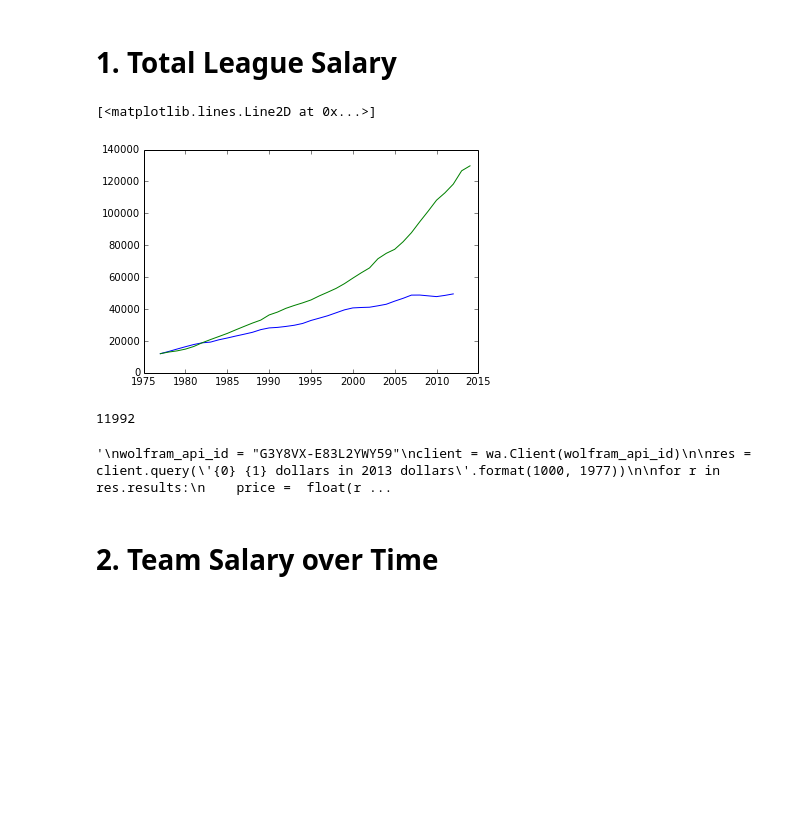
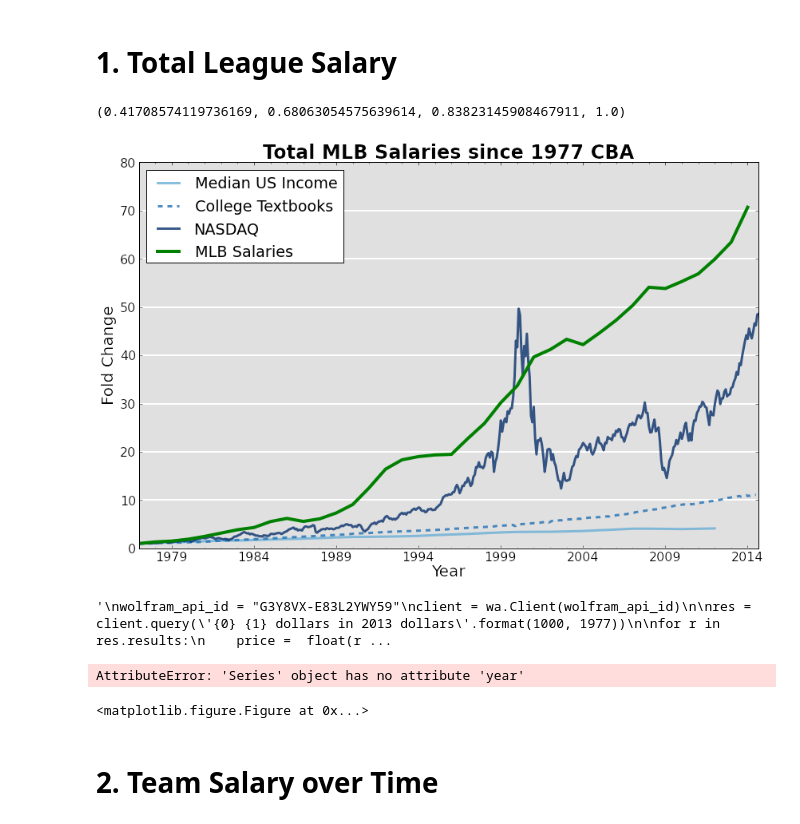
Before and after one commit to tyleha/personal, a Jupyter notebook: baseball.ipynb, the cells around one changed output. Saved outputs shown, nothing was run; the diff lists cells and outputs as text; code cells hidden in the pictures; blank space fills up the shorter version.

Commit message:
functional graph of mlb salaries vs various market benchmarks

```diff
--- a/baseball.ipynb
+++ b/baseball.ipynb
@@ -64 +63,4 @@ league_salary = stats.groupby('year').salary.sum()
+# %%
+league_salary = stats.groupby('year').salary.sum()
+league_salary.index = league_salary.index.map(lambda x: datetime.datetime(x, 1, 1, 0, 0, 0))
 # %%
@@ -72,11 +89,37 @@ textbooks = textbooks[textbooks.year > 1976].reset_index(drop=True)
-# %%
-plt.figure()
-plt.plot(incomes.year, incomes.nominal)
-plt.plot(textbooks.year, textbooks.CPI*(incomes.nominal.iloc[-1]/textbooks.CPI[0]))
-# %% [output]
-[<matplotlib.lines.Line2D at 0x...>]
-[figure, removed]
-# %%
-incomes.nominal.iloc[-1]
-# %% [output]
-11992
+# %%
+cm = plt.get_cmap('Blues')
+cm(.5)
+# %% [output]
+(0.41708574119736169, 0.68063054575639614, 0.83823145908467911, 1.0)
+# %%
+fig = plt.figure(figsize=(12,8))
+plt.rc('font', size=16)
+ax = fig.add_subplot(111, axisbg='#E0E0E0')
+linewidth=3
+alpha = 0.8
+num_lines = 4
+
+(nominal/nominal[0]).plot(color=cm(2./num_lines), linewidth=linewidth, label='Median US Income', alpha=alpha)
+(textbook/textbook[0]).plot(color=cm(3./num_lines), linewidth=linewidth, style='--', label='College Textbooks', alpha=alpha)
+(nasdaq/nasdaq[0]).plot(color=cm(4./num_lines), linewidth=linewidth, label='NASDAQ', alpha=alpha)
+(league_salary/float(league_salary[0])).plot(color='g', linewidth=4, marker='', label='MLB Salaries')
+
+#http://www.etforecasts.com/products/ES_pcww1203.htm
+leg = plt.legend(loc='upper left')
+ax.grid(axis='y', linewidth=2, ls='-', color='#ffffff')
+ax.grid(axis='x')
+ax.set_axisbelow(True)
+
+#ax.tick_params(labelsize=16)
+ax.set_xlabel('Year', fontsize=20)
+ax.set_ylabel('Fold Change', fontsize=20)
+
+ax.set_title("Total MLB Salaries since 1977 CBA",
+             fontdict={'size':24, 'fontweight':'bold'})
+#ax.set_position([0, 0.2, 1, 0.8])
+
+ax.text(80, -15.0, 'Source: stuff\nmorestuff\n   Even more stuffff')
+plt.tight_layout()
+plt.savefig(r'C:\Users\Tyler\Desktop\foo.png', dpi=300)
+# %% [output]
+[figure, added]
@@ -97,6 +142,9 @@ for r in res.results:
 fig = plt.figure(figsize=(12,8))
 plt.plot(league_salary.year, league_salary.salary)
 plt.plot()
+# %% [output]
+AttributeError: 'Series' object has no attribute 'year'
+<matplotlib.figure.Figure at 0x...>
 # %% [markdown]
 # 2. Team Salary over Time
 # %%
```
Also changed, not shown: parts of 4 cells of this notebook, 1 other file.
